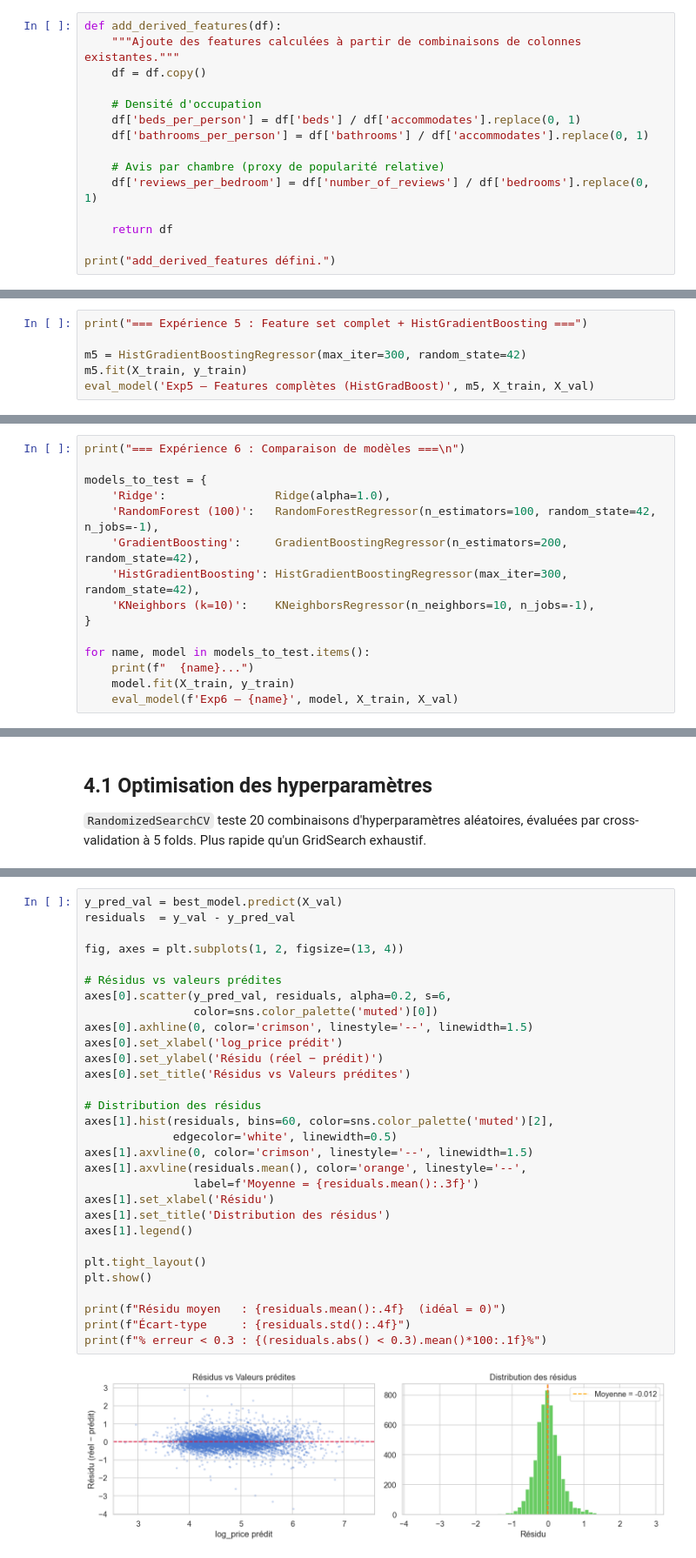
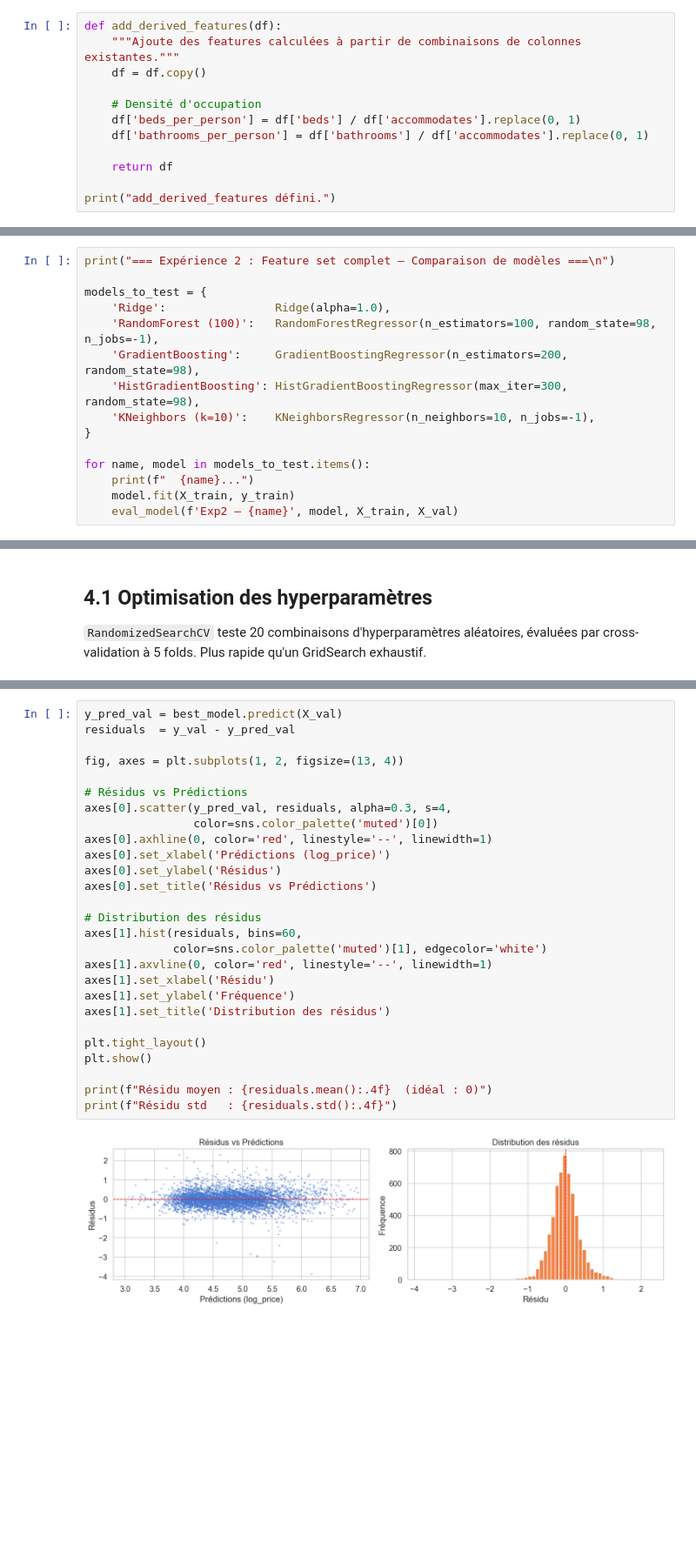
Before and after one commit to lucaperkins/airbnb-prix-prediction, a Jupyter notebook: airbnb_projet.ipynb, the cells around one changed output, grey strips where cells are left out. Shown at 87% size. Cells and saved outputs as stored; diff of their text form; blank space fills up the shorter version.

```diff
--- a/airbnb_projet.ipynb
+++ b/airbnb_projet.ipynb
@@ -843,9 +804,6 @@ def add_derived_features(df):
     df['beds_per_person'] = df['beds'] / df['accommodates'].replace(0, 1)
     df['bathrooms_per_person'] = df['bathrooms'] / df['accommodates'].replace(0, 1)
 
-    # Avis par chambre (proxy de popularité relative)
-    df['reviews_per_bedroom'] = df['number_of_reviews'] / df['bedrooms'].replace(0, 1)
-
     return df
 
 print("add_derived_features défini.")
@@ -1096,6 +969,0 @@ Cet algorithme est plus résistant à l'overfitting que RandomForest et gère na
-# %%
-print("=== Expérience 5 : Feature set complet + HistGradientBoosting ===")
-
-m5 = HistGradientBoostingRegressor(max_iter=300, random_state=42)
-m5.fit(X_train, y_train)
-eval_model('Exp5 — Features complètes (HistGradBoost)', m5, X_train, X_val)
@@ -1115,16 +974,16 @@ On compare **5 modèles différents** sur exactement le même jeu de features po
 # %%
-print("=== Expérience 6 : Comparaison de modèles ===\n")
+print("=== Expérience 2 : Feature set complet — Comparaison de modèles ===\n")
 
 models_to_test = {
     'Ridge':                Ridge(alpha=1.0),
-    'RandomForest (100)':   RandomForestRegressor(n_estimators=100, random_state=42, n_jobs=-1),
-    'GradientBoosting':     GradientBoostingRegressor(n_estimators=200, random_state=42),
-    'HistGradientBoosting': HistGradientBoostingRegressor(max_iter=300, random_state=42),
+    'RandomForest (100)':   RandomForestRegressor(n_estimators=100, random_state=98, n_jobs=-1),
+    'GradientBoosting':     GradientBoostingRegressor(n_estimators=200, random_state=98),
+    'HistGradientBoosting': HistGradientBoostingRegressor(max_iter=300, random_state=98),
     'KNeighbors (k=10)':    KNeighborsRegressor(n_neighbors=10, n_jobs=-1),
 }
 
 for name, model in models_to_test.items():
     print(f"  {name}...")
     model.fit(X_train, y_train)
-    eval_model(f'Exp6 — {name}', model, X_train, X_val)
+    eval_model(f'Exp2 — {name}', model, X_train, X_val)
 # %% [output]
@@ -1341,32 +1124,29 @@ Un bon modèle a des résidus **centrés sur 0** et **sans structure visible**
 # %%
 y_pred_val = best_model.predict(X_val)
 residuals  = y_val - y_pred_val
 
 fig, axes = plt.subplots(1, 2, figsize=(13, 4))
 
-# Résidus vs valeurs prédites
-axes[0].scatter(y_pred_val, residuals, alpha=0.2, s=6,
+# Résidus vs Prédictions
+axes[0].scatter(y_pred_val, residuals, alpha=0.3, s=4,
                 color=sns.color_palette('muted')[0])
-axes[0].axhline(0, color='crimson', linestyle='--', linewidth=1.5)
-axes[0].set_xlabel('log_price prédit')
-axes[0].set_ylabel('Résidu (réel − prédit)')
-axes[0].set_title('Résidus vs Valeurs prédites')
+axes[0].axhline(0, color='red', linestyle='--', linewidth=1)
+axes[0].set_xlabel('Prédictions (log_price)')
+axes[0].set_ylabel('Résidus')
+axes[0].set_title('Résidus vs Prédictions')
 
 # Distribution des résidus
-axes[1].hist(residuals, bins=60, color=sns.color_palette('muted')[2],
-             edgecolor='white', linewidth=0.5)
-axes[1].axvline(0, color='crimson', linestyle='--', linewidth=1.5)
-axes[1].axvline(residuals.mean(), color='orange', linestyle='--',
-                label=f'Moyenne = {residuals.mean():.3f}')
+axes[1].hist(residuals, bins=60,
+             color=sns.color_palette('muted')[1], edgecolor='white')
+axes[1].axvline(0, color='red', linestyle='--', linewidth=1)
 axes[1].set_xlabel('Résidu')
+axes[1].set_ylabel('Fréquence')
 axes[1].set_title('Distribution des résidus')
-axes[1].legend()
 
 plt.tight_layout()
 plt.show()
 
-print(f"Résidu moyen   : {residuals.mean():.4f}  (idéal = 0)")
-print(f"Écart-type     : {residuals.std():.4f}")
-print(f"% erreur < 0.3 : {(residuals.abs() < 0.3).mean()*100:.1f}%")
+print(f"Résidu moyen : {residuals.mean():.4f}  (idéal : 0)")
+print(f"Résidu std   : {residuals.std():.4f}")
 # %% [output]
-[figure, old version]
+[figure, new version]
```
Also changed, not shown: parts of 58 cells of this notebook, 2 other files.
